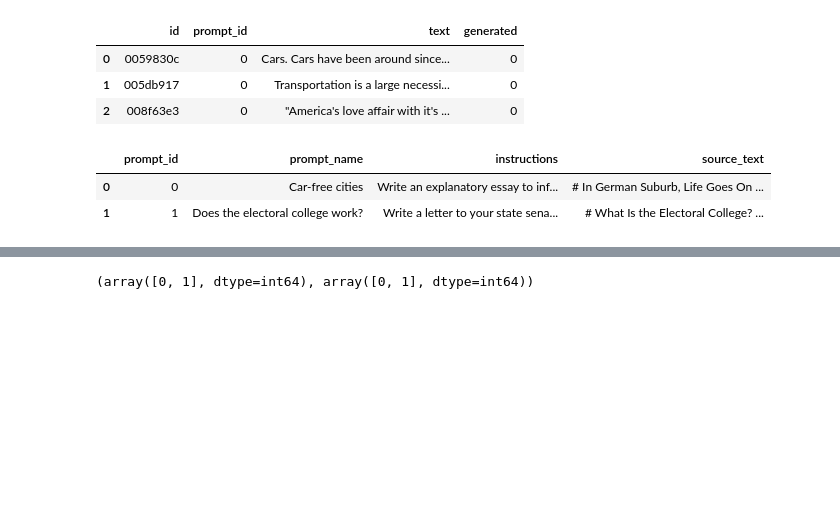
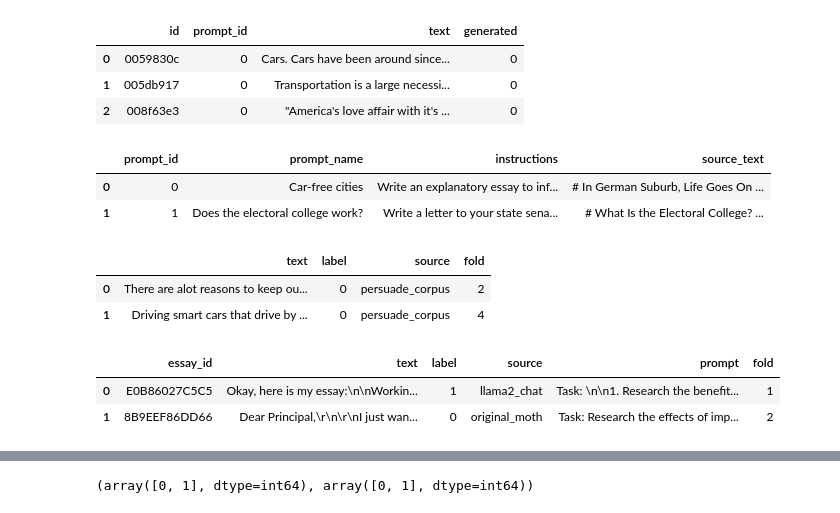
Before and after one commit to parimalakettymuthu/ClassificationModels, a Jupyter notebook: Detect_AI_Generated_Text.ipynb, the cells around one changed output, grey strips where cells are left out. Drawn from its saved outputs; the diff is of its cells as text; code cells hidden in the pictures; blank space fills up the shorter version.

```diff
--- a/Detect_AI_Generated_Text.ipynb
+++ b/Detect_AI_Generated_Text.ipynb
@@ -3,8 +5,16 @@ import pandas as pd
 # %%
 train_essays_df = pd.read_csv("C:\\Users\\parim\\Downloads\\train_essays\\train_essays.csv")
 train_prompts_df = pd.read_csv("C:\\Users\\parim\\Downloads\\train_prompts.csv")
+train_drcat1_df = pd.read_csv("C:\\Users\\parim\\Downloads\\train_drcat_01\\train_drcat_01.csv")
+train_drcat2_df = pd.read_csv("C:\\Users\\parim\\Downloads\\train_drcat_02\\train_drcat_02.csv")
+train_drcat3_df = pd.read_csv("C:\\Users\\parim\\Downloads\\train_drcat_03\\train_drcat_03.csv")
+train_drcat4_df = pd.read_csv("C:\\Users\\parim\\Downloads\\train_drcat_04\\train_drcat_04.csv")
 print(f" Training dataset shape: {train_essays_df.shape}, Training dataset columns: {train_essays_df.columns}")
 print(f" Training prompts shape: {train_prompts_df.shape} Training prompts columns: {train_prompts_df.columns}")
+print(f" Train drcat1 dataset shape: {train_drcat1_df.shape}, Training drcat1 dataset columns: {train_drcat1_df.columns}")
+print(f" Training drcat2 dataset shape: {train_drcat2_df.shape}, Training drcat2 dataset columns: {train_drcat2_df.columns}")
+print(f" Training drcat3 dataset shape: {train_drcat3_df.shape}, Training drcat3 dataset columns: {train_drcat3_df.columns}")
+print(f" Training drcat4 dataset shape: {train_drcat4_df.shape}, Training drcat4 dataset columns: {train_drcat4_df.columns}")
 # %% [output]
  Training dataset shape: (1378, 4), Training dataset columns: Index(['id', 'prompt_id', 'text', 'generated'], dtype='object')
  Training prompts shape: (2, 4) Training prompts columns: Index(['prompt_id', 'prompt_name', 'instructions', 'source_text'], dtype='object')
@@ -21,3 +35,15 @@ train_prompts_df.head(3)
 |  | prompt_id | prompt_name | instructions | source_text |
 | 0 | 0 | Car-free cities | Write an explanatory essay to inf... | # In German Suburb, Life Goes On ... |
 | 1 | 1 | Does the electoral college work? | Write a letter to your state sena... | # What Is the Electoral College? ... |
+# %%
+train_drcat1_df.head(2)
+# %% [output]
+|  | text | label | source | fold |
+| 0 | There are alot reasons to keep ou... | 0 | persuade_corpus | 2 |
+| 1 | Driving smart cars that drive by ... | 0 | persuade_corpus | 4 |
+# %%
+train_drcat2_df.head(2)
+# %% [output]
+|  | essay_id | text | label | source | prompt | fold |
+| 0 | E0B86027C5C5 | Okay, here is my essay:\n\nWorkin... | 1 | llama2_chat | Task: \n\n1. Research the benefit... | 1 |
+| 1 | 8B9EEF86DD66 | Dear Principal,\r\n\r\nI just wan... | 0 | original_moth | Task: Research the effects of imp... | 2 |
```
Also changed, not shown: parts of 17 cells of this notebook.
